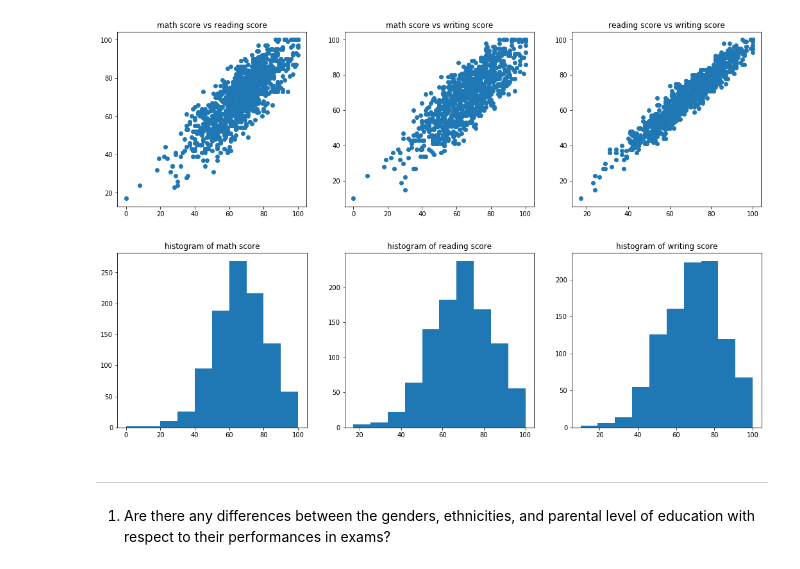
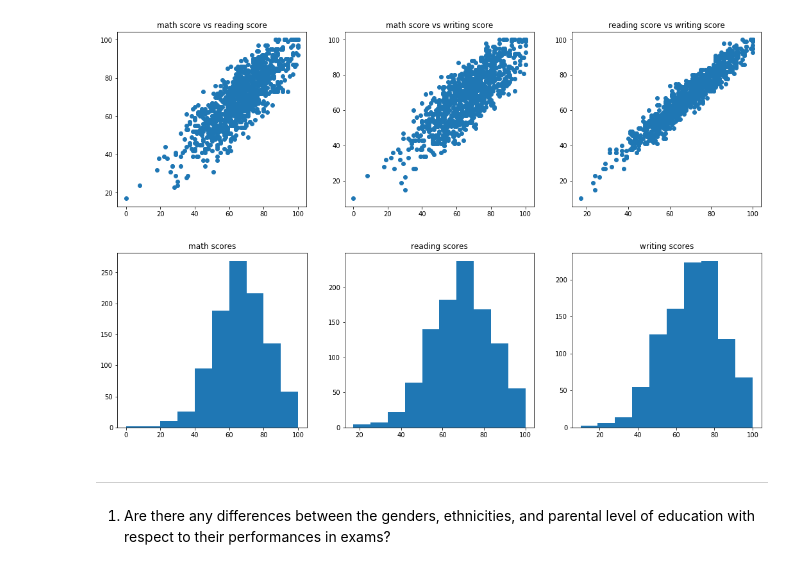
Before and after one commit to pfistermiyagi/Master, a Jupyter notebook: Module 17.6 - Data Exploration 2.ipynb, the cells around one changed output. Saved outputs shown, nothing was run; the diff lists cells and outputs as text; code cells hidden in the pictures.

```diff
--- a/Module 17.6 - Data Exploration 2.ipynb
+++ b/Module 17.6 - Data Exploration 2.ipynb
@@ -74,21 +98,21 @@ plt.title("reading score vs writing score");
 # %%
 # distributions of scores
 
 plt.figure(figsize=(18,5))
 
 plt.subplot(1,3,1)
 plt.hist(df["math score"])
-plt.title("histogram of {}".format("math score"))
+plt.title("math scores")
 
 plt.subplot(1,3,2)
 plt.hist(df["reading score"])
-plt.title("histogram of {}".format("reading score"))
+plt.title("reading scores")
 
 plt.subplot(1,3,3)
 plt.hist(df["writing score"])
-plt.title("histogram of {}".format("writing score"));
+plt.title("writing scores");
 # %% [output]
-[figure, old version]
+[figure, new version]
 # %% [markdown]
 ------------------------------
 
```
Also changed, not shown: parts of 4 cells of this notebook.
